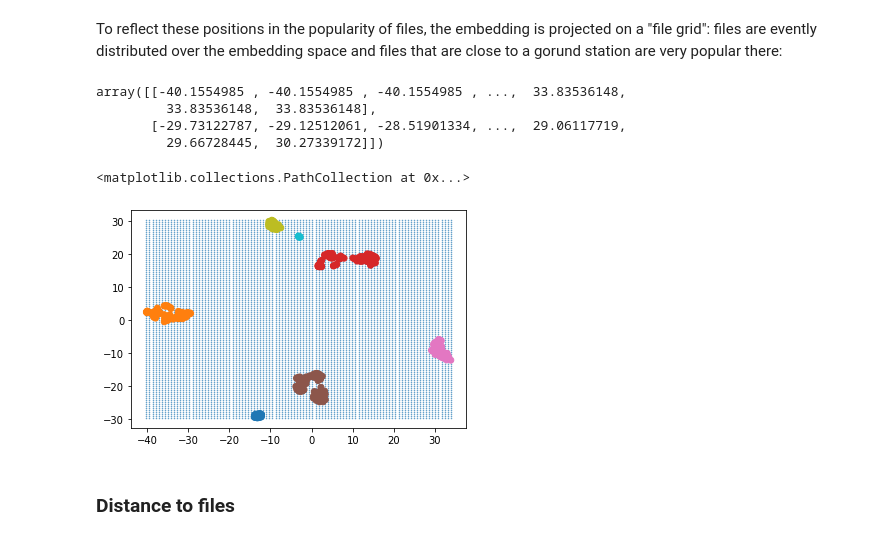
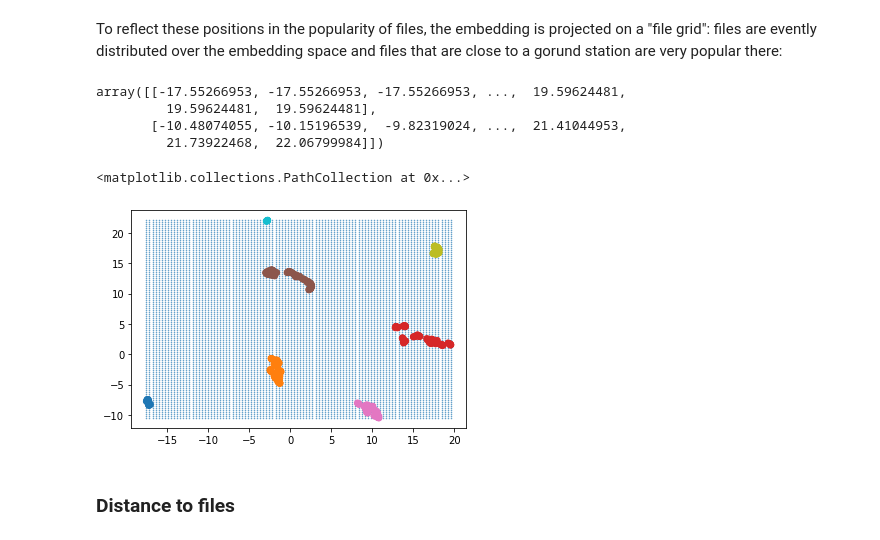
Before and after one commit to Corgam/LEO-CDN, a Jupyter notebook: misc/workload/workload_embedding.ipynb, the cells around one changed output. Drawn from its saved outputs; the diff is of its cells as text; code cells hidden in the pictures.

Commit message:
Add generalization for 3D data and UMAP parameter exploration

```diff
--- a/misc/workload/workload_embedding.ipynb
+++ b/misc/workload/workload_embedding.ipynb
@@ -141,4 +160,10 @@ ax.scatter(x=X_transformed_tsne[:,0], y=X_transformed_tsne[:,1], c=c)
 # %%
-import umap
+country_weights = [0.000001, 0.001, 1, 100, 100000, 10000000]
 
-reducer = umap.UMAP()
+fig, axes = plt.subplots(ncols=len(country_weights), figsize=(25, 5))
+
+for ax, cw in zip(axes, country_weights):
+    X_scaled = np.c_[X[:,:2], X[:,2:] * cw]
+    reducer = umap.UMAP(random_state=42, n_neighbors=100, spread=10, min_dist=5)
+    X_transformed_umap = reducer.fit_transform(X_scaled)
+    ax.scatter(x=X_transformed_umap[:,0], y=X_transformed_umap[:,1], c=c)
@@ -154,32 +200,34 @@ ax.scatter(x=X_transformed_umap[:,0], y=X_transformed_umap[:,1], c=c)
 # %% [markdown]
 ## File popularity
+# %%
+X_transformed = X_transformed_umap
 # %% [markdown]
 ### Files grid
 # %% [markdown]
 To reflect these positions in the popularity of files, the embedding is projected on a "file grid": files are evently distributed over the embedding space and files that are close to a gorund station are very popular there:
 # %%
-xmin = np.min(X_transformed_tsne[:,0])
-xmax = np.max(X_transformed_tsne[:,0])
+xmin = np.min(X_transformed[:,0])
+xmax = np.max(X_transformed[:,0])
 
-ymin = np.min(X_transformed_tsne[:,1])
-ymax = np.max(X_transformed_tsne[:,1])
+ymin = np.min(X_transformed[:,1])
+ymax = np.max(X_transformed[:,1])
 
 xx, yy = np.mgrid[xmin:xmax:100j, ymin:ymax:100j]
 positions = np.vstack([xx.ravel(), yy.ravel()])
 positions
 # %% [output]
-array([[-40.1554985 , -40.1554985 , -40.1554985 , ...,  33.83536148,
-         33.83536148,  33.83536148],
-       [-29.73122787, -29.12512061, -28.51901334, ...,  29.06117719,
-         29.66728445,  30.27339172]])
+array([[-17.55266953, -17.55266953, -17.55266953, ...,  19.59624481,
+         19.59624481,  19.59624481],
+       [-10.48074055, -10.15196539,  -9.82319024, ...,  21.41044953,
+         21.73922468,  22.06799984]])
 # %%
 fig, ax = plt.subplots()
 
 ax.scatter(x=positions[0], y=positions[1], s=0.3, alpha=0.7)
-ax.scatter(x=X_transformed_tsne[:,0], y=X_transformed_tsne[:,1], c=c)
+ax.scatter(x=X_transformed[:,0], y=X_transformed[:,1], c=c)
 # %% [output]
 <matplotlib.collections.PathCollection at 0x...>
-[figure, old version]
+[figure, new version]
 # %% [markdown]
 ### Distance to files
 # %%
```
Also changed, not shown: parts of 36 cells of this notebook, 1 other file.
